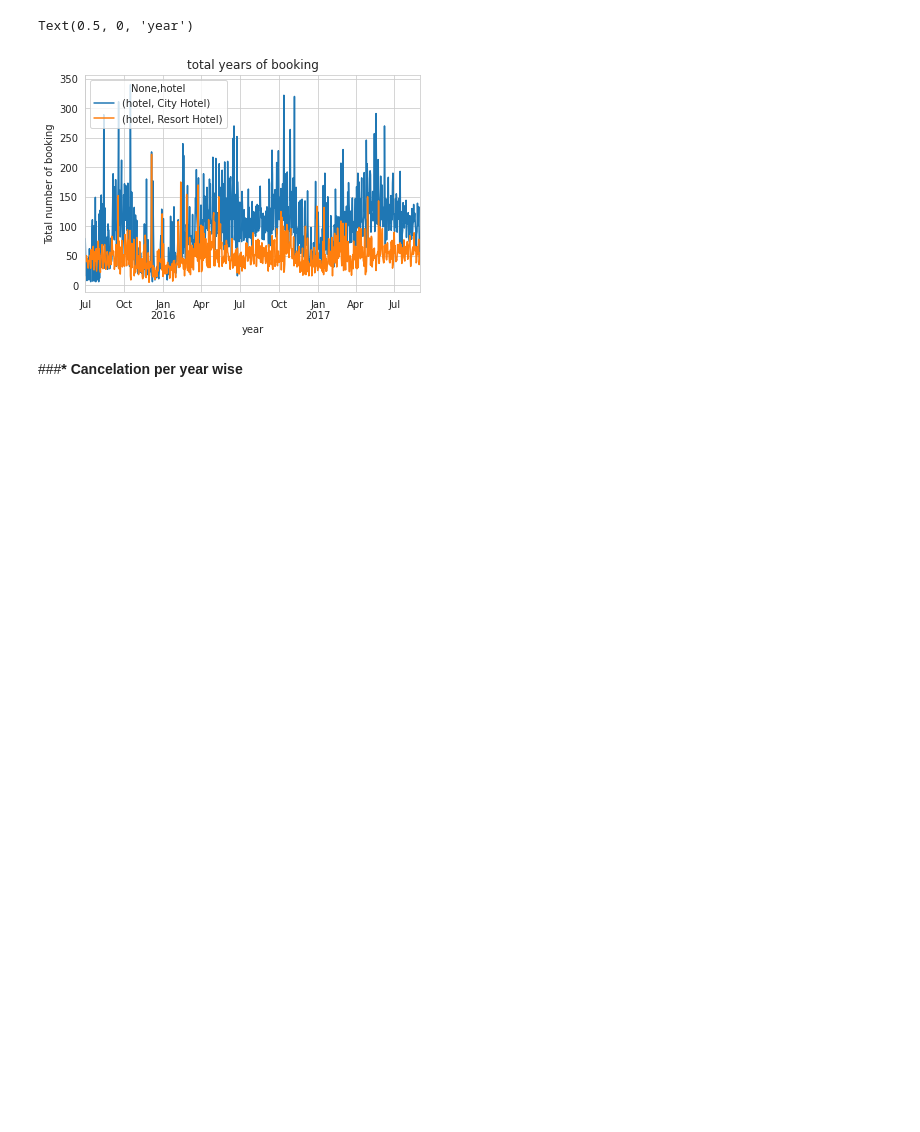
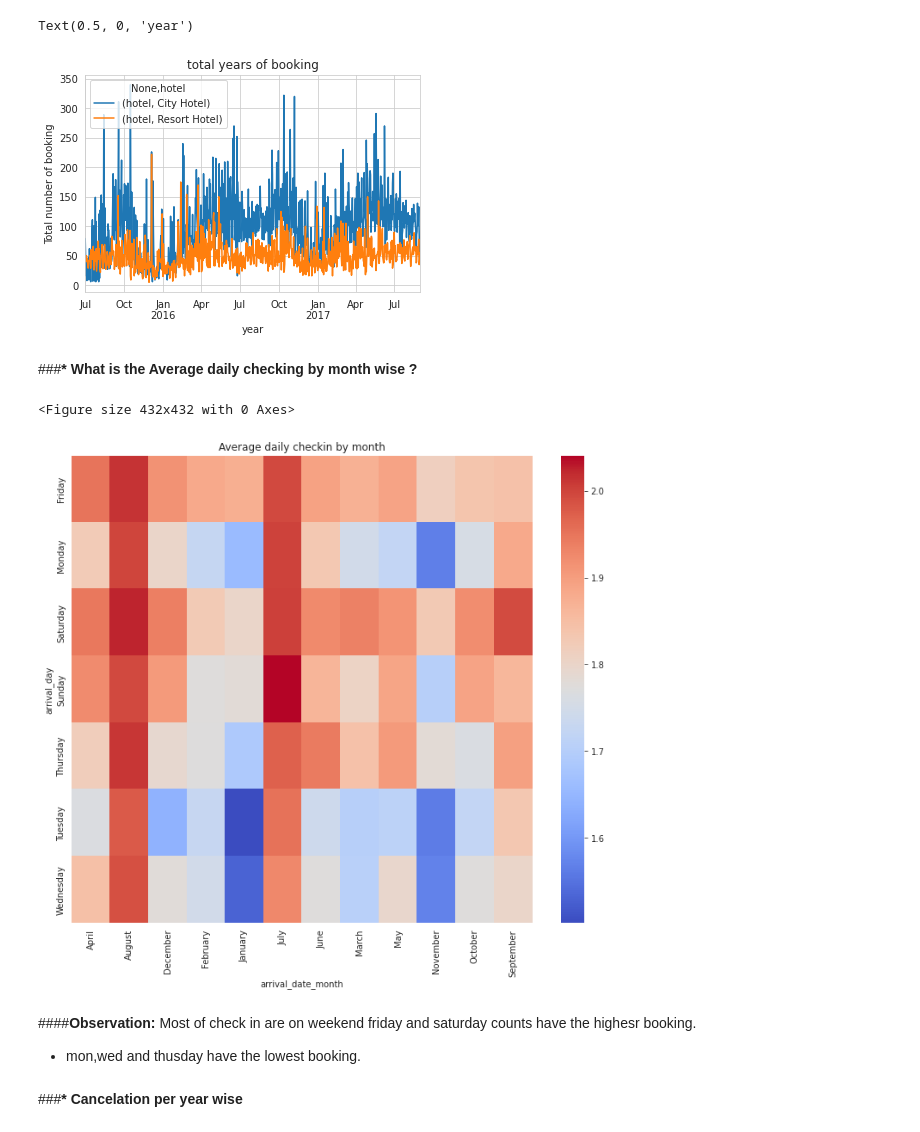
Before and after one commit to ajit04022000/Hotel-Booking-Analysis, a Jupyter notebook: Hotel_Booking_Analysis_Capstone_Project.ipynb, the cells around one changed output. Saved outputs shown, nothing was run; the diff lists cells and outputs as text; code cells hidden in the pictures; blank space fills up the shorter version.

Commit message:
Hotel Booking Analysis - final commit

```diff
--- a/Hotel_Booking_Analysis_Capstone_Project.ipynb
+++ b/Hotel_Booking_Analysis_Capstone_Project.ipynb
@@ -538,6 +538,24 @@ plt.xlabel('year')
 # %% [output]
 Text(0.5, 0, 'year')
 [figure]
+# %% [markdown]
+###<b>* What is the Average daily checking by month wise ?
+# %%
+df['arrival_day'] = df['arrival_date'].dt.day_name()
+# %%
+
+plt.figure(figsize =(6,6))
+checkinday = df.groupby(['arrival_day','arrival_date_month']).mean()['adults'].unstack(level = -1)
+plt.figure(figsize =(12,10))
+sns.heatmap(checkinday,cmap='coolwarm')
+plt.title('Average daily checkin by month')
+plt.show()
+# %% [output]
+<Figure size 432x432 with 0 Axes>
+[figure, added]
+# %% [markdown]
+####<b>Observation:</B> Most of check in are on weekend friday and saturday counts have the highesr booking.
+* mon,wed and thusday have the lowest booking.
 # %% [markdown]
 ###<b>* Cancelation per year wise
 # %%
```
Also changed, not shown: parts of 4 cells of this notebook.
